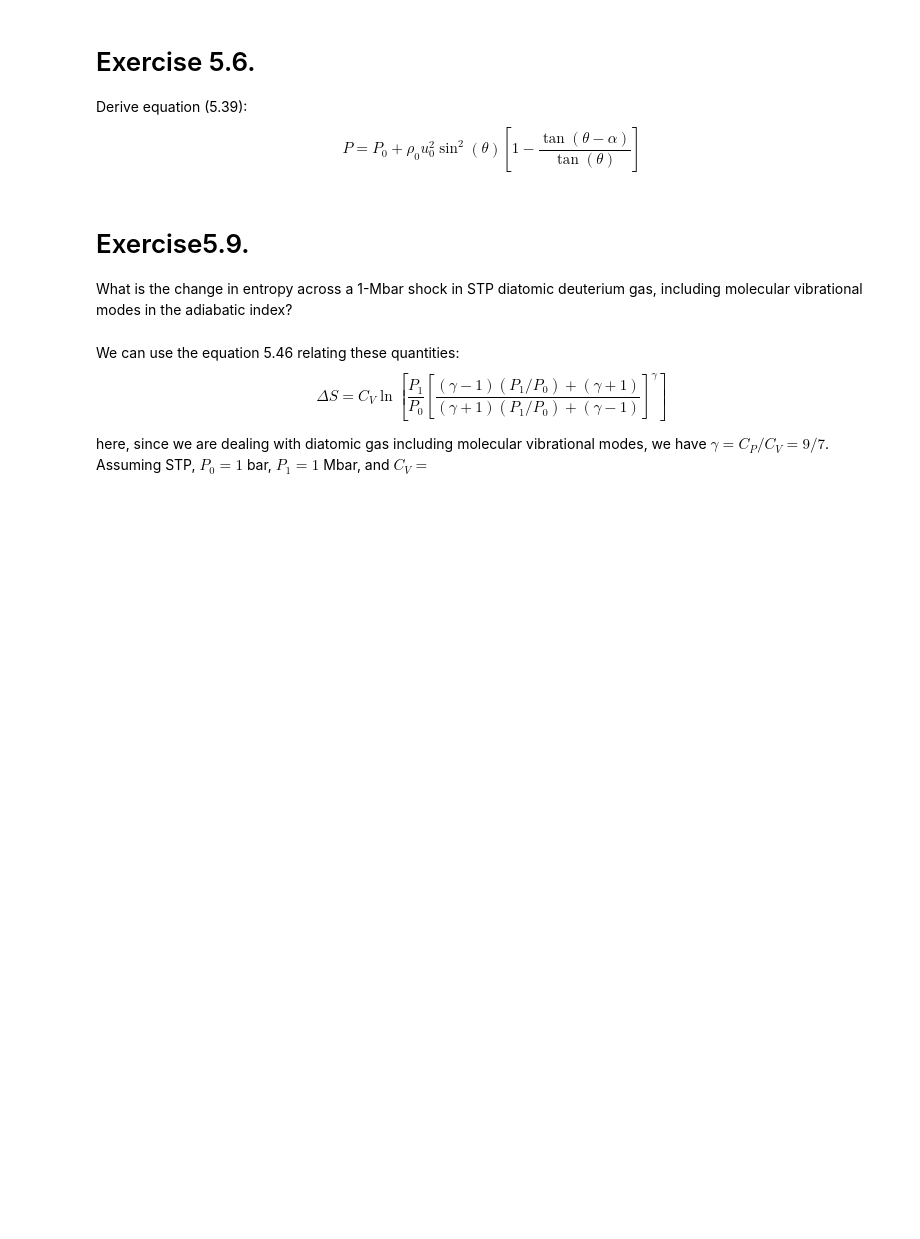
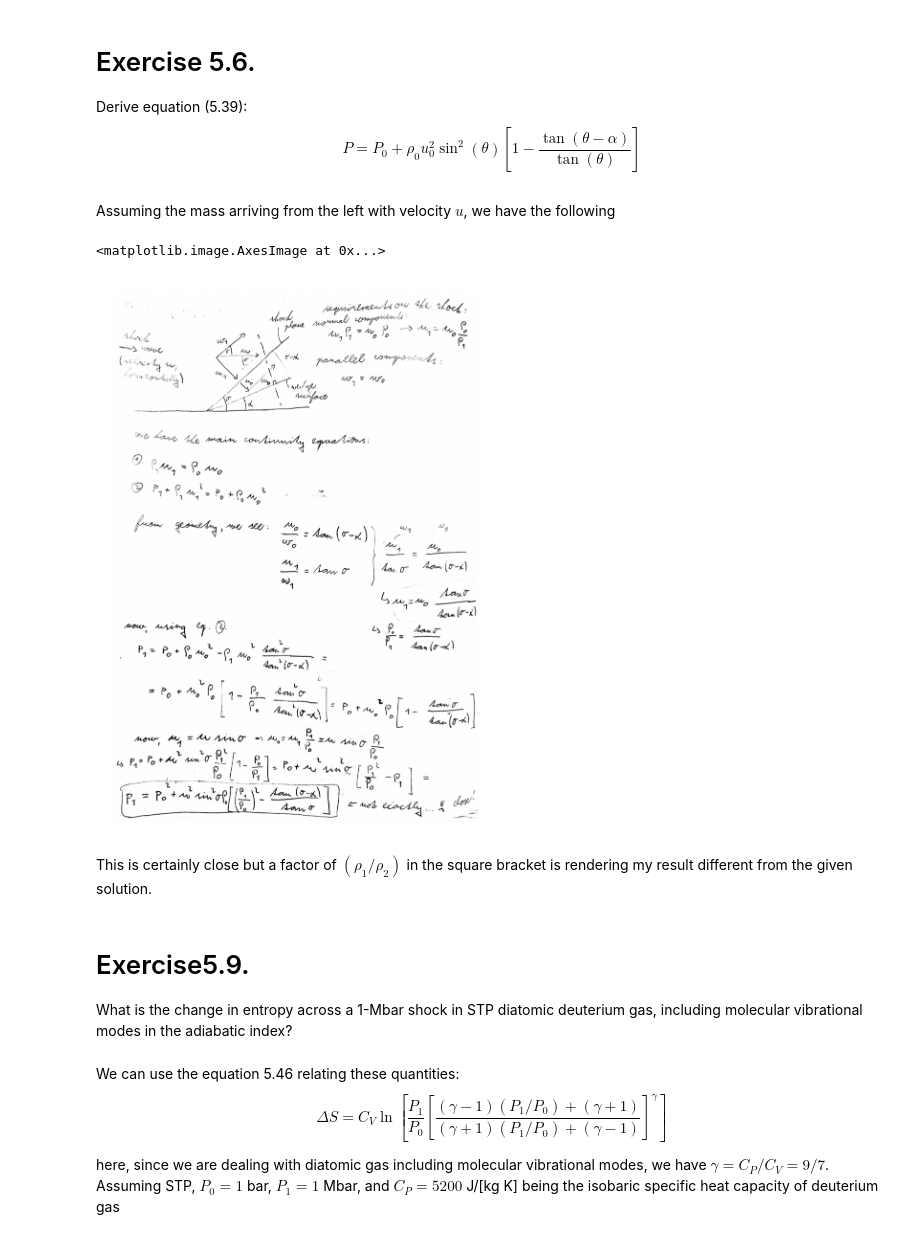
Before and after one commit to sebastiankalos/HEDP, a Jupyter notebook: HW.ipynb, the cells around one changed output. Saved outputs shown, nothing was run; the diff lists cells and outputs as text; code cells hidden in the pictures; blank space fills up the shorter version.

```diff
--- a/HW.ipynb
+++ b/HW.ipynb
@@ -141,6 +141,18 @@ Derive equation (5.39):
 \begin{equation}
     P=P_0+\rho_0 u_0^2\sin^2(\theta)\left[1-\frac{\tan(\theta-\alpha)}{\tan(\theta)}\right]
 \end{equation}
+# %% [markdown]
+Assuming the mass arriving from the left with velocity $u$, we have the following
+# %%
+fig = plt.figure(dpi=300)
+img = plt.imread("5p6.png")
+plt.axis('off')
+plt.imshow(img)
+# %% [output]
+<matplotlib.image.AxesImage at 0x...>
+[figure, added]
+# %% [markdown]
+This is certainly close but a factor of $(\rho_1/\rho_2)$ in the square bracket is rendering my result different from the given solution.
 # %% [markdown]
 # Exercise5.9.
 What is the change in entropy across a 1-Mbar shock in STP diatomic deuterium gas, including molecular vibrational modes in the adiabatic index?
@@ -150,7 +162,7 @@ We can use the equation 5.46 relating these quantities:
 \Delta S=C_V \ln\left[\frac{P_1}{P_0}\left[\frac{(\gamma-1)(P_1/P_0)+(\gamma+1)}{(\gamma+1)(P_1/P_0)+(\gamma-1)}\right]^\gamma\right]
 \end{equation}
 
-here, since we are dealing with diatomic gas including molecular vibrational modes, we have $\gamma=C_P/C_V=9/7$. Assuming STP, $P_0=1$ bar, $P_1=1$ Mbar, and $C_V=$
+here, since we are dealing with diatomic gas including molecular vibrational modes, we have $\gamma=C_P/C_V=9/7$. Assuming STP, $P_0=1$ bar, $P_1=1$ Mbar, and $C_P=5200$ J/[kg K] being the isobaric specific heat capacity of deuterium gas
 # %%
 gamma_ind=9/7 #diatomic gas with vibrational modes
 P0=1 #1bar initial pressure (according to the STP formulation)
```
Also changed, not shown: parts of 1 cell of this notebook, 2 other files.
